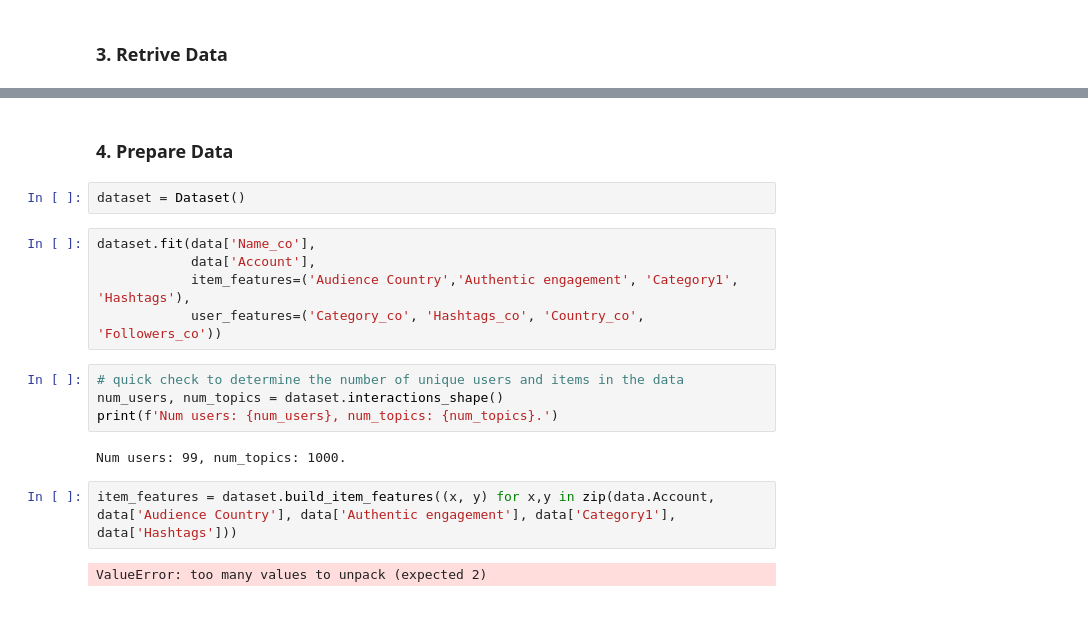
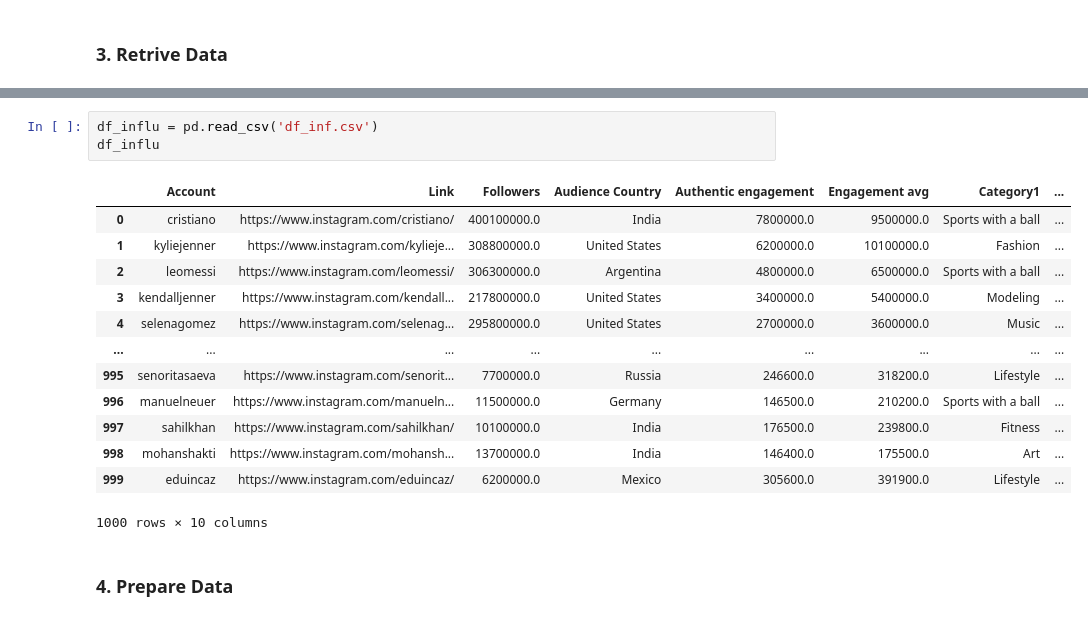
Before and after one commit to Ingernieros-del-IE/influence_marketing, a Jupyter notebook: lightfm.ipynb, the cells around one changed output, grey strips where cells are left out. Saved outputs shown, nothing was run; the diff lists cells and outputs as text.

```diff
--- a/lightfm.ipynb
+++ b/lightfm.ipynb
@@ -90,19 +90,19 @@ data
+# %%
+df_influ = pd.read_csv('df_inf.csv')
+df_influ
+# %% [output]
+|  | Account | Link | Followers | Audience Country | Authentic engagement | Engagement avg | Category1 | ... |
+| 0 | cristiano | https://www.instagram.com/cristiano/ | 400100000.0 | India | 7800000.0 | 9500000.0 | Sports with a ball | ... |
+| 1 | kyliejenner | https://www.instagram.com/kylieje... | 308800000.0 | United States | 6200000.0 | 10100000.0 | Fashion | ... |
+| 2 | leomessi | https://www.instagram.com/leomessi/ | 306300000.0 | Argentina | 4800000.0 | 6500000.0 | Sports with a ball | ... |
+| 3 | kendalljenner | https://www.instagram.com/kendall... | 217800000.0 | United States | 3400000.0 | 5400000.0 | Modeling | ... |
+| 4 | selenagomez | https://www.instagram.com/selenag... | 295800000.0 | United States | 2700000.0 | 3600000.0 | Music | ... |
+| ... | ... | ... | ... | ... | ... | ... | ... | ... |
+| 995 | senoritasaeva | https://www.instagram.com/senorit... | 7700000.0 | Russia | 246600.0 | 318200.0 | Lifestyle | ... |
+| 996 | manuelneuer | https://www.instagram.com/manueln... | 11500000.0 | Germany | 146500.0 | 210200.0 | Sports with a ball | ... |
+| 997 | sahilkhan | https://www.instagram.com/sahilkhan/ | 10100000.0 | India | 176500.0 | 239800.0 | Fitness | ... |
+| 998 | mohanshakti | https://www.instagram.com/mohansh... | 13700000.0 | India | 146400.0 | 175500.0 | Art | ... |
+| 999 | eduincaz | https://www.instagram.com/eduincaz/ | 6200000.0 | Mexico | 305600.0 | 391900.0 | Lifestyle | ... |
+1000 rows × 10 columns
 # %% [markdown]
 ### 4. Prepare Data
-# %%
-dataset = Dataset()
-# %%
-dataset.fit(data['Name_co'],
-            data['Account'],
-            item_features=('Audience Country','Authentic engagement', 'Category1', 'Hashtags'),
-            user_features=('Category_co', 'Hashtags_co', 'Country_co', 'Followers_co'))
-# %%
-# quick check to determine the number of unique users and items in the data
-num_users, num_topics = dataset.interactions_shape()
-print(f'Num users: {num_users}, num_topics: {num_topics}.')
-# %% [output]
-Num users: 99, num_topics: 1000.
-# %%
-item_features = dataset.build_item_features((x, y) for x,y in zip(data.Account, data['Audience Country'], data['Authentic engagement'], data['Category1'], data['Hashtags']))
-# %% [output]
-ValueError: too many values to unpack (expected 2)
```
Also changed, not shown: parts of 13 cells of this notebook, 3 other files.
